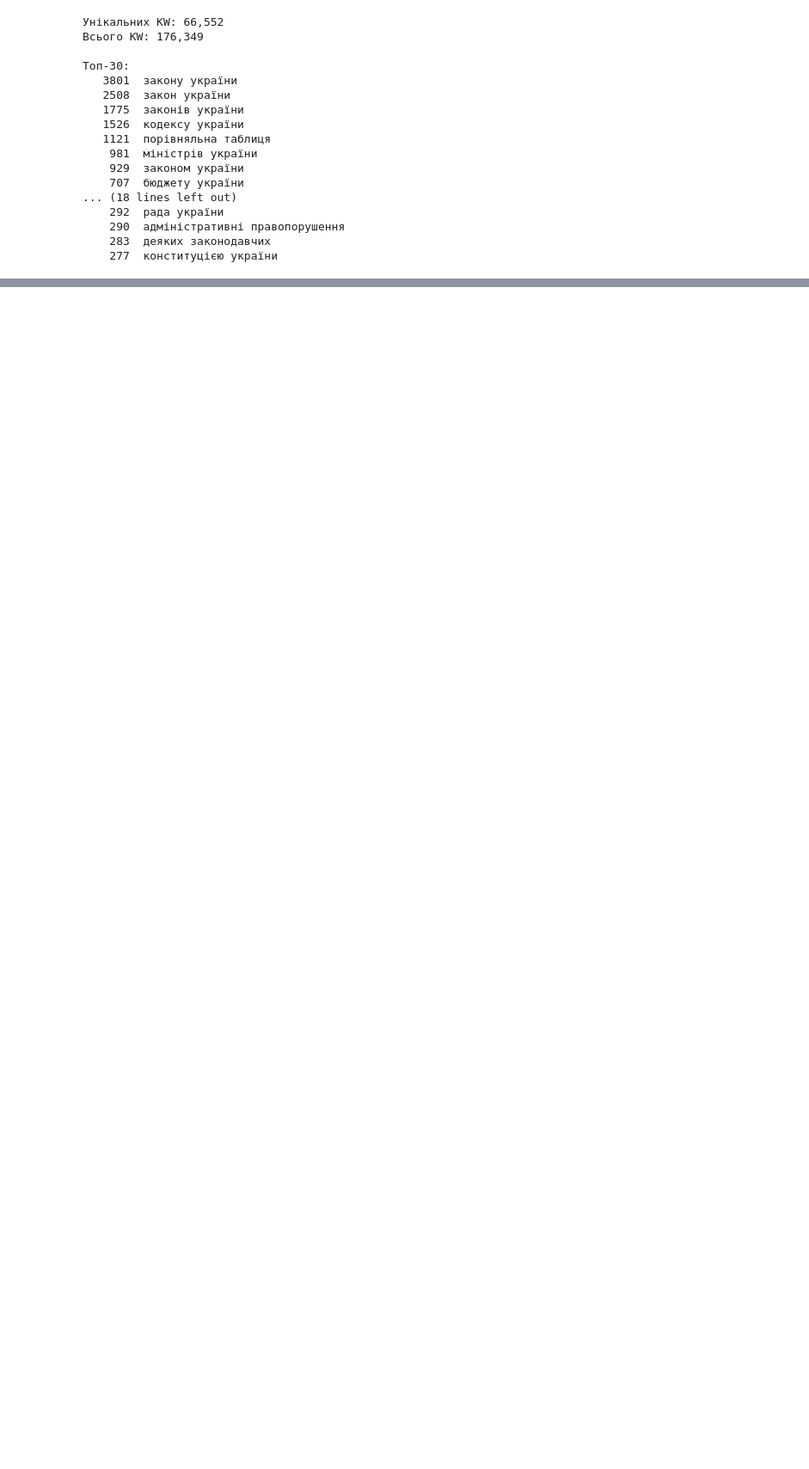
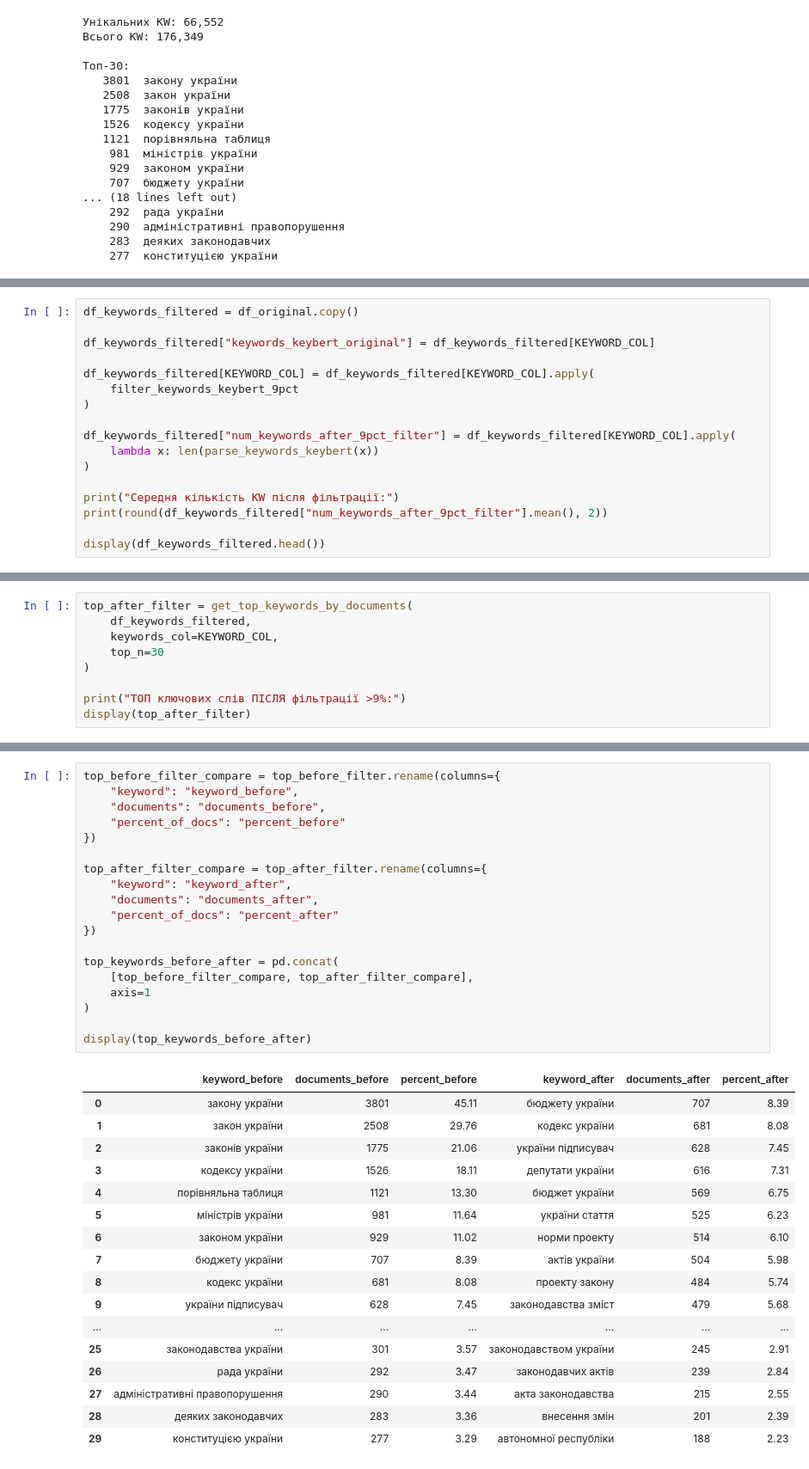
Before and after one commit to muchailouzivert/PdfParserVRU, a Jupyter notebook: notebooks/keywords_keybert.ipynb, the cells around one changed output, grey strips where cells are left out. Shown at 86% size. Saved outputs shown, nothing was run; the diff lists cells and outputs as text; blank space fills up the shorter version.

```diff
--- a/notebooks/keywords_keybert.ipynb
+++ b/notebooks/keywords_keybert.ipynb
@@ -880,0 +257,17 @@ display(comparison_df)
+# %%
+df_keywords_filtered = df_original.copy()
+
+df_keywords_filtered["keywords_keybert_original"] = df_keywords_filtered[KEYWORD_COL]
+
+df_keywords_filtered[KEYWORD_COL] = df_keywords_filtered[KEYWORD_COL].apply(
+    filter_keywords_keybert_9pct
+)
+
+df_keywords_filtered["num_keywords_after_9pct_filter"] = df_keywords_filtered[KEYWORD_COL].apply(
+    lambda x: len(parse_keywords_keybert(x))
+)
+
+print("Середня кількість KW після фільтрації:")
+print(round(df_keywords_filtered["num_keywords_after_9pct_filter"].mean(), 2))
+
+display(df_keywords_filtered.head())
@@ -880,0 +283,9 @@ display(comparison_df)
+# %%
+top_after_filter = get_top_keywords_by_documents(
+    df_keywords_filtered,
+    keywords_col=KEYWORD_COL,
+    top_n=30
+)
+
+print("ТОП ключових слів ПІСЛЯ фільтрації >9%:")
+display(top_after_filter)
@@ -880,0 +311,37 @@ display(comparison_df)
+# %%
+top_before_filter_compare = top_before_filter.rename(columns={
+    "keyword": "keyword_before",
+    "documents": "documents_before",
+    "percent_of_docs": "percent_before"
+})
+
+top_after_filter_compare = top_after_filter.rename(columns={
+    "keyword": "keyword_after",
+    "documents": "documents_after",
+    "percent_of_docs": "percent_after"
+})
+
+top_keywords_before_after = pd.concat(
+    [top_before_filter_compare, top_after_filter_compare],
+    axis=1
+)
+
+display(top_keywords_before_after)
+# %% [output]
+|  | keyword_before | documents_before | percent_before | keyword_after | documents_after | percent_after |
+| 0 | закону україни | 3801 | 45.11 | бюджету україни | 707 | 8.39 |
+| 1 | закон україни | 2508 | 29.76 | кодекс україни | 681 | 8.08 |
+| 2 | законів україни | 1775 | 21.06 | україни підписувач | 628 | 7.45 |
+| 3 | кодексу україни | 1526 | 18.11 | депутати україни | 616 | 7.31 |
+| 4 | порівняльна таблиця | 1121 | 13.30 | бюджет україни | 569 | 6.75 |
+| 5 | міністрів україни | 981 | 11.64 | україни стаття | 525 | 6.23 |
+| 6 | законом україни | 929 | 11.02 | норми проекту | 514 | 6.10 |
+| 7 | бюджету україни | 707 | 8.39 | актів україни | 504 | 5.98 |
+| 8 | кодекс україни | 681 | 8.08 | проекту закону | 484 | 5.74 |
+| 9 | україни підписувач | 628 | 7.45 | законодавства зміст | 479 | 5.68 |
+| ... | ... | ... | ... | ... | ... | ... |
+| 25 | законодавства україни | 301 | 3.57 | законодавством україни | 245 | 2.91 |
+| 26 | рада україни | 292 | 3.47 | законодавчих актів | 239 | 2.84 |
+| 27 | адміністративні правопорушення | 290 | 3.44 | акта законодавства | 215 | 2.55 |
+| 28 | деяких законодавчих | 283 | 3.36 | внесення змін | 201 | 2.39 |
+| 29 | конституцією україни | 277 | 3.29 | автономної республіки | 188 | 2.23 |
```
Also changed, not shown: parts of 46 cells of this notebook, 3 other files.
